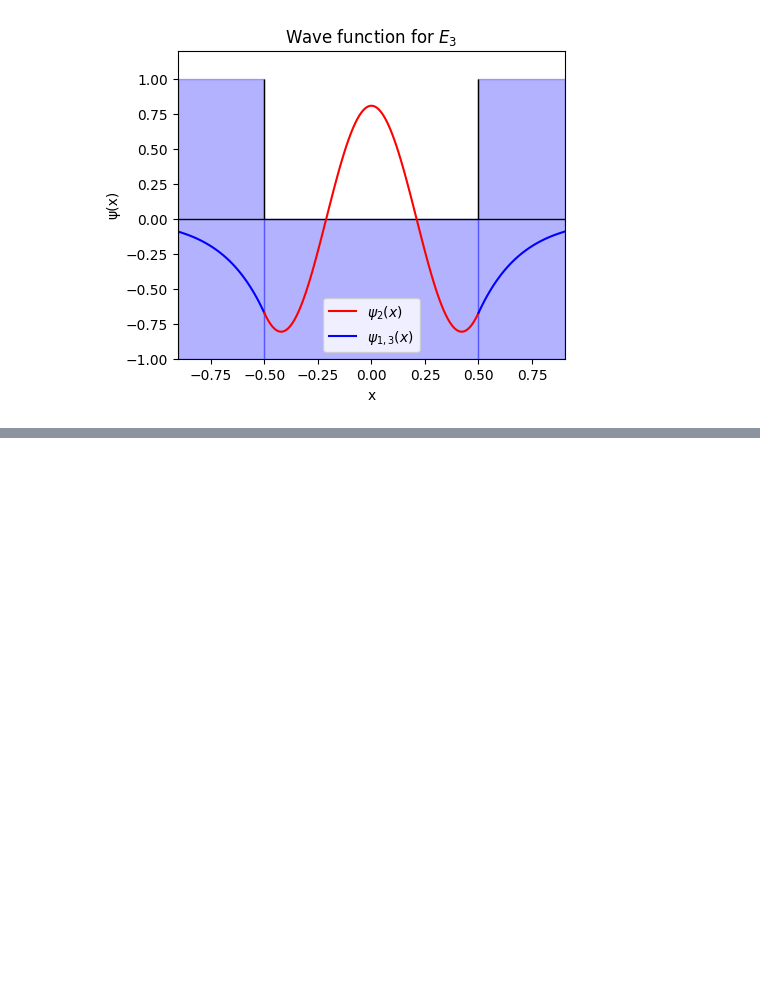
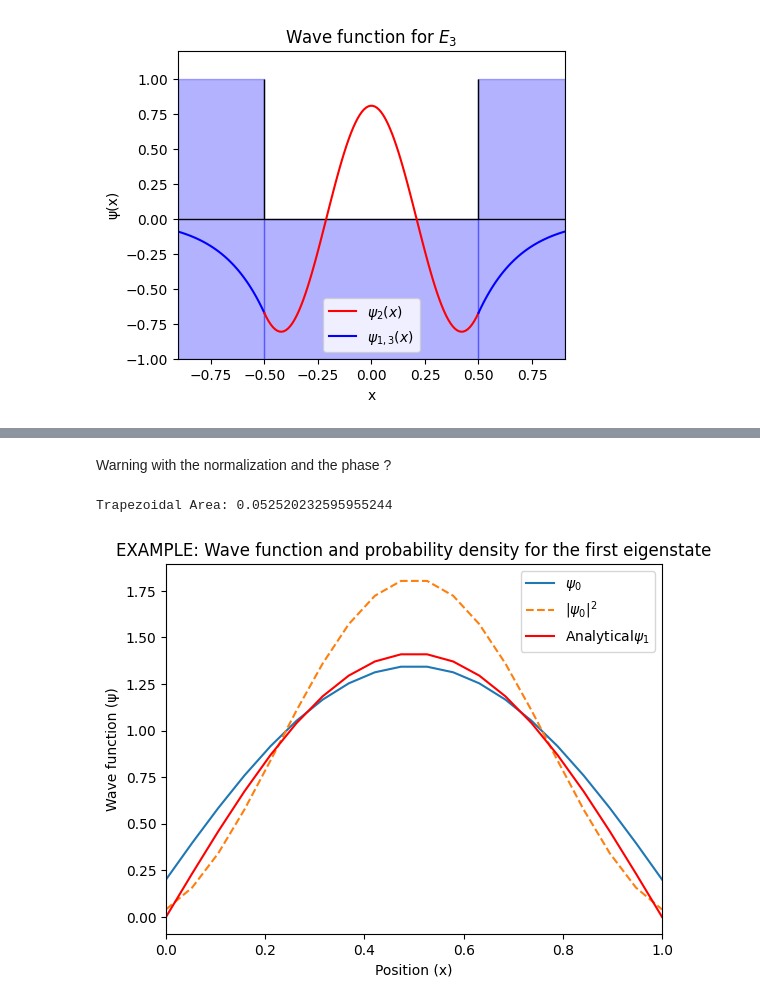
Before and after one commit to Alejandro-UDEA/Fisica_Computacional_Estudiante, a Jupyter notebook: Sesiones/PDE/2.3_FDM_schrodinger.ipynb, the cells around one changed output, grey strips where cells are left out. Drawn from its saved outputs; the diff is of its cells as text; code cells hidden in the pictures; blank space fills up the shorter version.

```diff
--- a/Sesiones/PDE/2.3_FDM_schrodinger.ipynb
+++ b/Sesiones/PDE/2.3_FDM_schrodinger.ipynb
@@ -415,0 +495,18 @@ u_{i,j+1,k}+u_{i,j-1,k} -4u_{i,j,k} \big]}{\Delta^2}} \,.
+# %% [markdown]
+Warning with the normalization and the phase ?
+# %%
+area_trap = np.trapezoid(psi.T[0]**2, x=x) # QM normalization condition
+print(f"Trapezoidal Area: {area_trap}")
+
+plt.plot(x, psi.T[0]/np.sqrt(area_trap), label=r'$\psi_0$')
+plt.plot(x, (psi.T[0]/np.sqrt(area_trap))**2,linestyle='--', label=r'$|\psi_0|^2$')
+plt.plot(x, psi1(1, L, x),'r-', label=r'Analytical$\psi_1$')
+plt.xlabel('Position (x)')
+plt.ylabel('Wave function (ψ)')
+plt.title('EXAMPLE: Wave function and probability density for the first eigenstate')
+plt.legend()
+plt.xlim(0, L)
+plt.show()
+# %% [output]
+Trapezoidal Area: 0.052520232595955244
+[figure, added]
```
Also changed, not shown: parts of 20 cells of this notebook.
